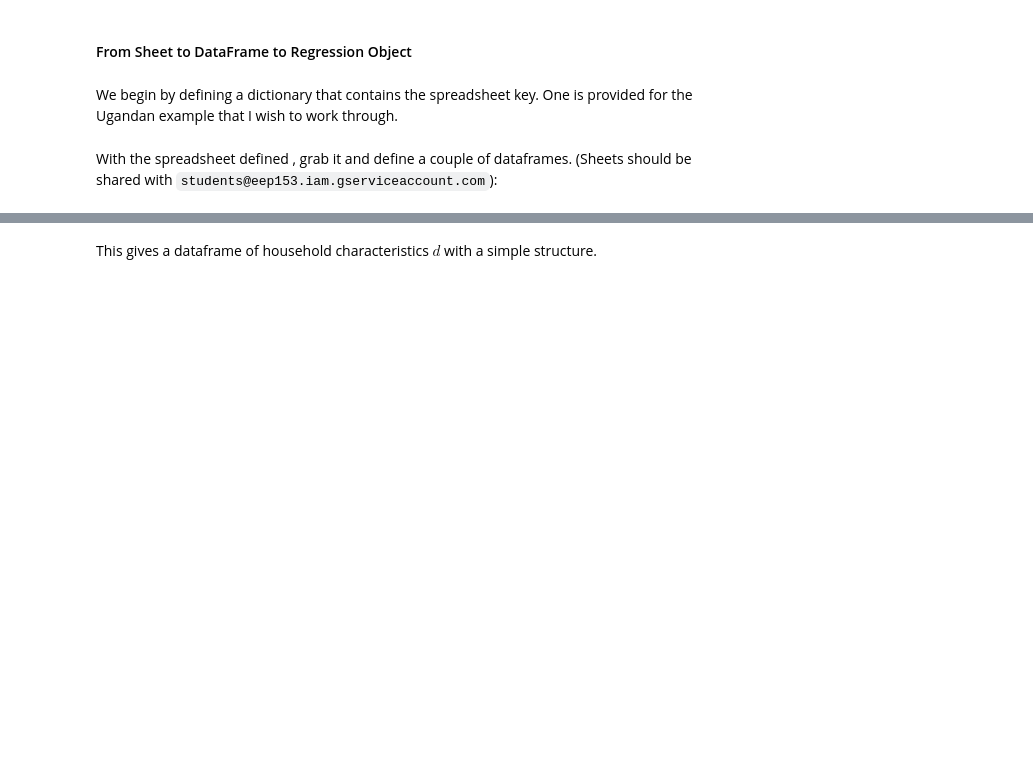
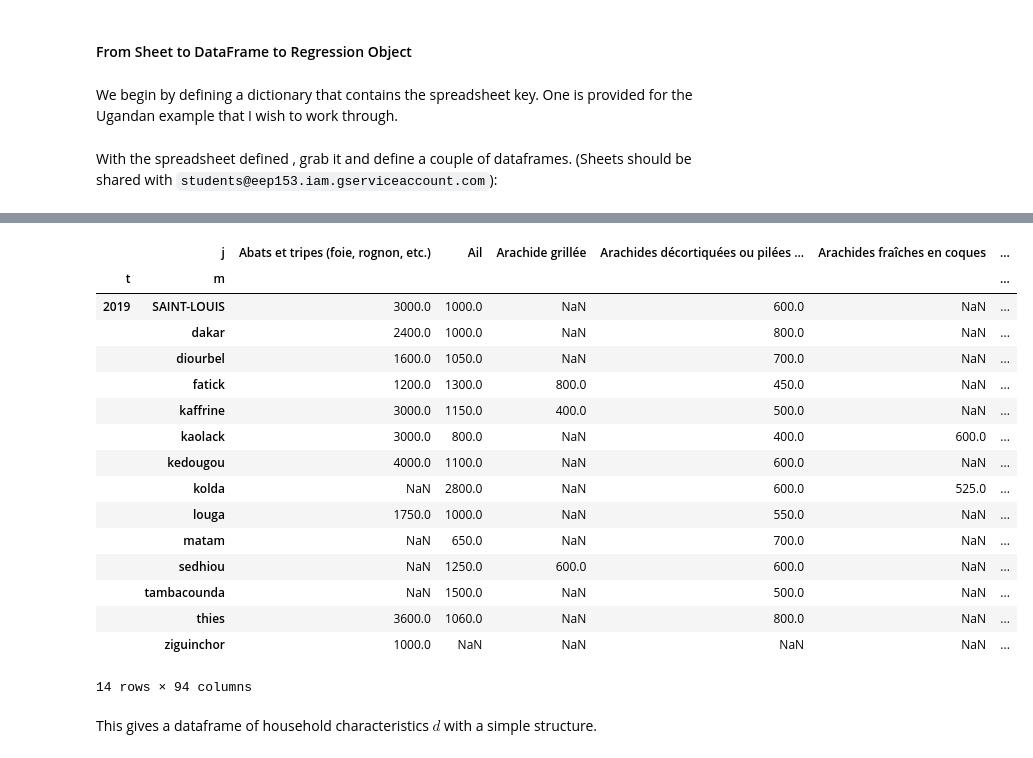
Before and after one commit to reilyfairchild/EEP153-Project-3, a Jupyter notebook: estimation_example.ipynb, the cells around one changed output, grey strips where cells are left out. Drawn from its saved outputs; the diff is of its cells as text; code cells hidden in the pictures; blank space fills up the shorter version.

```diff
--- a/estimation_example.ipynb
+++ b/estimation_example.ipynb
@@ -122,0 +107,35 @@ UnboundLocalError: cannot access local variable 'wkb' where it is not associated
+# %%
+# Now prices
+p = read_sheets(Senegal_Data,sheet='Food Prices (2019)').set_index(['t','m','j','u'])
+
+# Compute medians of prices for particular time, place and unit
+p = p.groupby(['t','m','j','u']).median()
+
+# Just keep metric units
+p = p.xs('Kg',level="u").squeeze().unstack('j')
+
+# Drop prices for goods we don't have expenditures for
+#p = p[x.index.levels[-1]].T
+valid_foods = x.index.get_level_values('j').unique()
+
+# Filter the price dataset to only include valid foods
+p = p.loc[:, p.columns.isin(valid_foods)]
+p
+# %% [output]
+|  | j | Abats et tripes (foie, rognon, etc.) | Ail | Arachide grillée | Arachides décortiquées ou pilées ... | Arachides fraîches en coques | ... |
+| t | m |  |  |  |  |  | ... |
+| 2019 | SAINT-LOUIS | 3000.0 | 1000.0 | NaN | 600.0 | NaN | ... |
+|  | dakar | 2400.0 | 1000.0 | NaN | 800.0 | NaN | ... |
+|  | diourbel | 1600.0 | 1050.0 | NaN | 700.0 | NaN | ... |
+|  | fatick | 1200.0 | 1300.0 | 800.0 | 450.0 | NaN | ... |
+|  | kaffrine | 3000.0 | 1150.0 | 400.0 | 500.0 | NaN | ... |
+|  | kaolack | 3000.0 | 800.0 | NaN | 400.0 | 600.0 | ... |
+|  | kedougou | 4000.0 | 1100.0 | NaN | 600.0 | NaN | ... |
+|  | kolda | NaN | 2800.0 | NaN | 600.0 | 525.0 | ... |
+|  | louga | 1750.0 | 1000.0 | NaN | 550.0 | NaN | ... |
+|  | matam | NaN | 650.0 | NaN | 700.0 | NaN | ... |
+|  | sedhiou | NaN | 1250.0 | 600.0 | 600.0 | NaN | ... |
+|  | tambacounda | NaN | 1500.0 | NaN | 500.0 | NaN | ... |
+|  | thies | 3600.0 | 1060.0 | NaN | 800.0 | NaN | ... |
+|  | ziguinchor | 1000.0 | NaN | NaN | NaN | NaN | ... |
+14 rows × 94 columns
```
Also changed, not shown: parts of 6 cells of this notebook.
